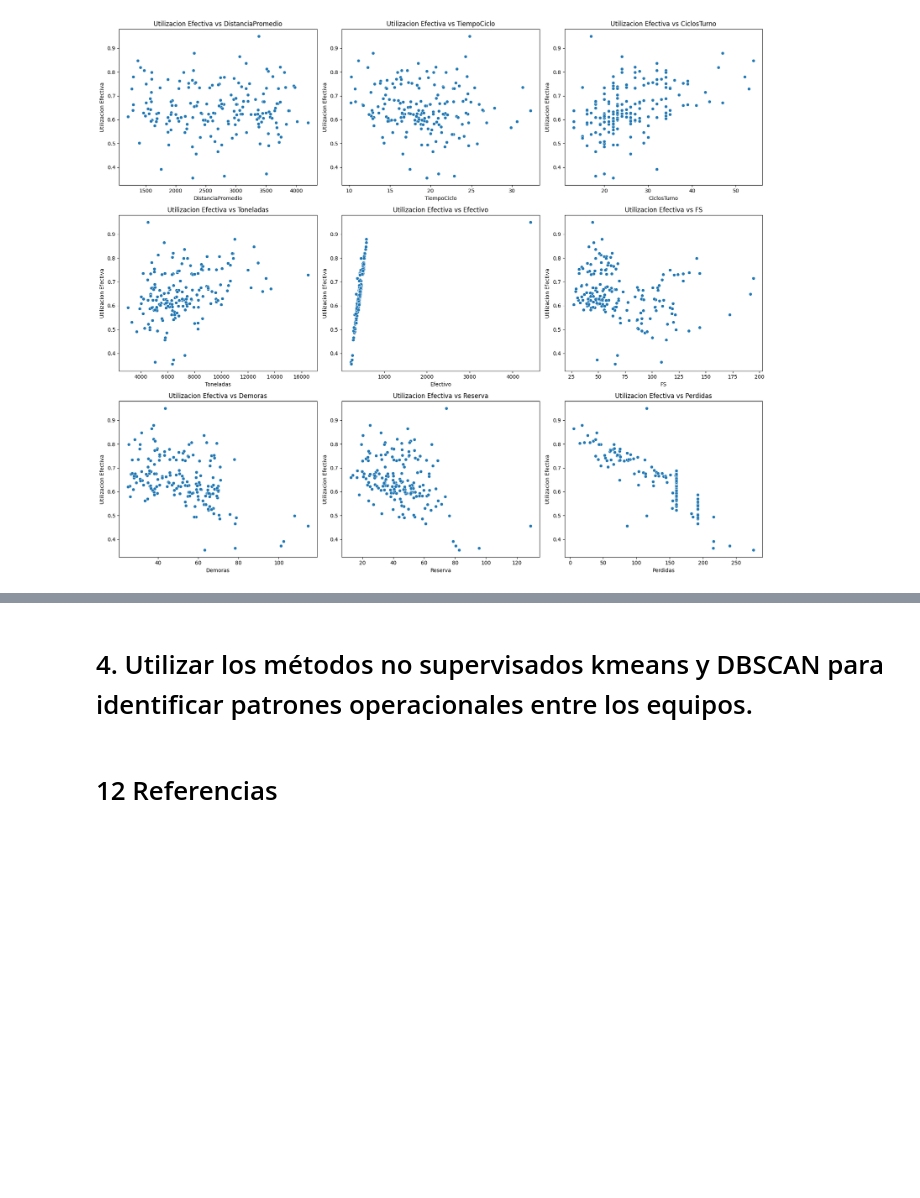
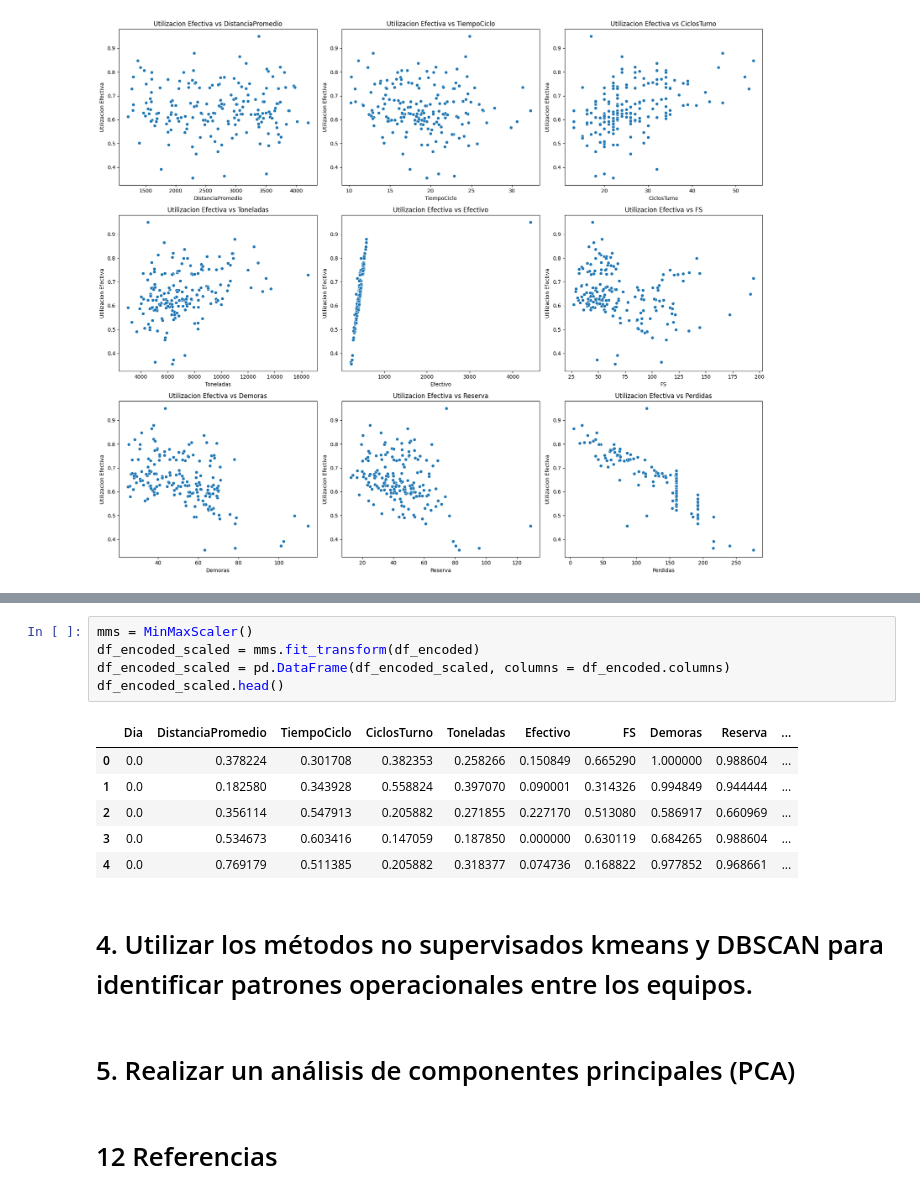
Before and after one commit to MatiasVelazcoGonzalez/Hitos_Analisis_de_datos-, a Jupyter notebook: Respaldo.ipynb, the cells around one changed output, grey strips where cells are left out. Drawn from its saved outputs; the diff is of its cells as text; blank space fills up the shorter version.

```diff
--- a/Respaldo.ipynb
+++ b/Respaldo.ipynb
@@ -741,5 +992,19 @@ Generating scatter plots for Utilizacion_Efectiva vs numeric variables:
+# %%
+mms = MinMaxScaler()
+df_encoded_scaled = mms.fit_transform(df_encoded)
+df_encoded_scaled = pd.DataFrame(df_encoded_scaled, columns = df_encoded.columns)
+df_encoded_scaled.head()
+# %% [output]
+|  | Dia | DistanciaPromedio | TiempoCiclo | CiclosTurno | Toneladas | Efectivo | FS | Demoras | Reserva | ... |
+| 0 | 0.0 | 0.378224 | 0.301708 | 0.382353 | 0.258266 | 0.150849 | 0.665290 | 1.000000 | 0.988604 | ... |
+| 1 | 0.0 | 0.182580 | 0.343928 | 0.558824 | 0.397070 | 0.090001 | 0.314326 | 0.994849 | 0.944444 | ... |
+| 2 | 0.0 | 0.356114 | 0.547913 | 0.205882 | 0.271855 | 0.227170 | 0.513080 | 0.586917 | 0.660969 | ... |
+| 3 | 0.0 | 0.534673 | 0.603416 | 0.147059 | 0.187850 | 0.000000 | 0.630119 | 0.684265 | 0.988604 | ... |
+| 4 | 0.0 | 0.769179 | 0.511385 | 0.205882 | 0.318377 | 0.074736 | 0.168822 | 0.977852 | 0.968661 | ... |
 # %% [markdown]
 # 4. Utilizar los métodos no supervisados kmeans y DBSCAN para identificar patrones operacionales entre los equipos.
+# %% [markdown]
+# 5. Realizar un análisis de componentes principales (PCA)
 # %% [markdown]
 # 12 Referencias
 # %% [markdown]
```
Also changed, not shown: parts of 11 cells of this notebook.
